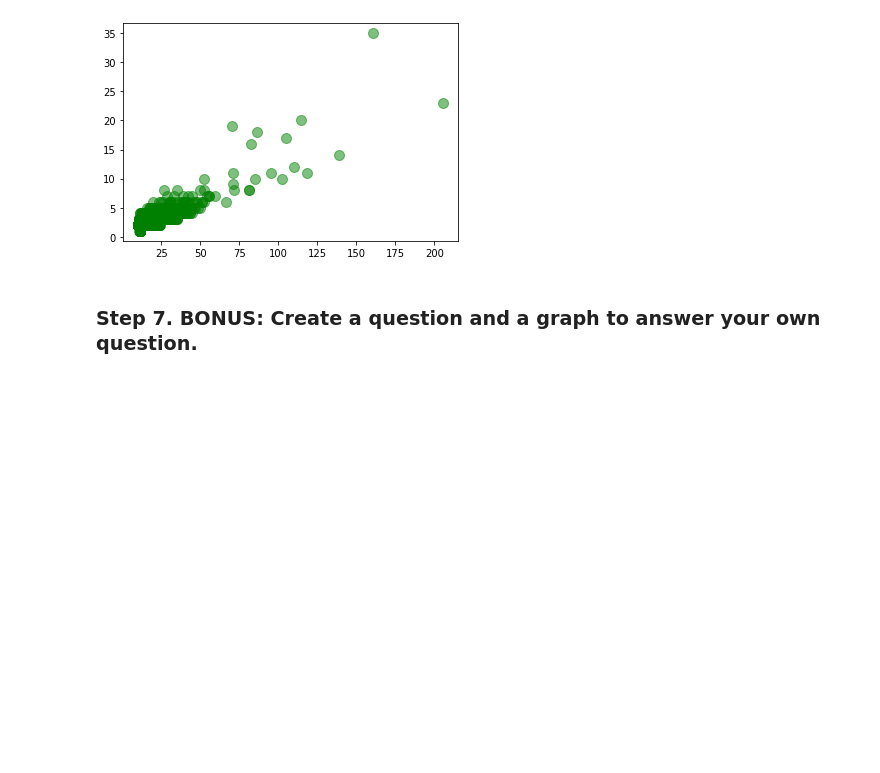
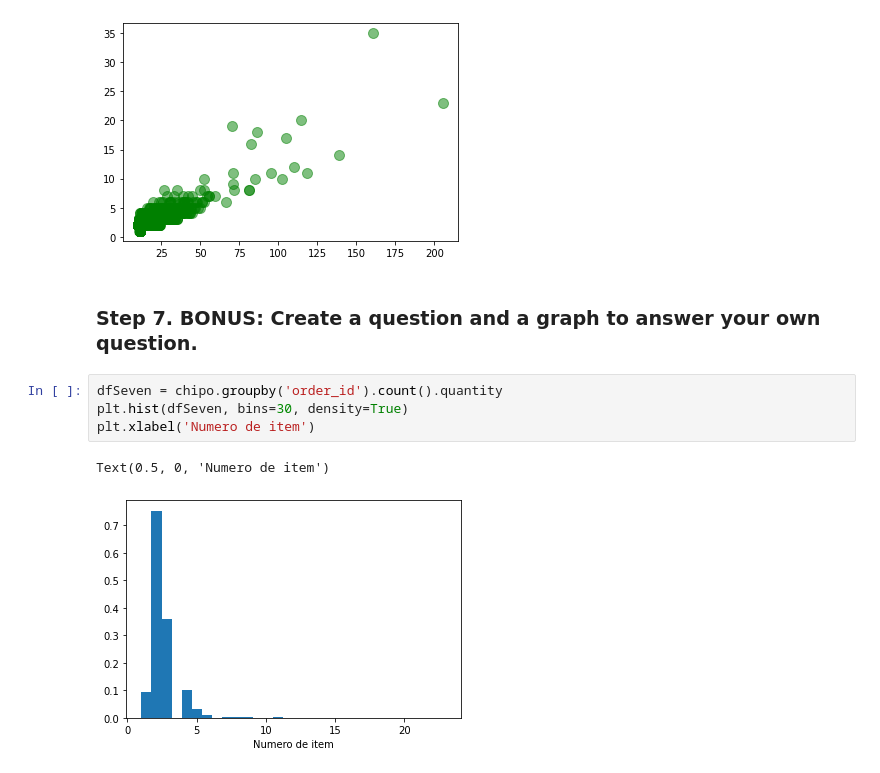
Before and after one commit to GustavoFortti/data-science-studies, a Jupyter notebook: Pandas Exercices/07_Visualization/Chipotle/Exercises.ipynb, the cells around one changed output. Cells and saved outputs as stored; diff of their text form; blank space fills up the shorter version.

```diff
--- a/Pandas Exercices/07_Visualization/Chipotle/Exercises.ipynb
+++ b/Pandas Exercices/07_Visualization/Chipotle/Exercises.ipynb
@@ -59,3 +59,10 @@ plt.scatter(df.item_price, df.quantity, s=100, c='green', alpha=0.5)
 [figure]
 # %% [markdown]
 ### Step 7. BONUS: Create a question and a graph to answer your own question.
+# %%
+dfSeven = chipo.groupby('order_id').count().quantity
+plt.hist(dfSeven, bins=30, density=True)
+plt.xlabel('Numero de item')
+# %% [output]
+Text(0.5, 0, 'Numero de item')
+[figure, added]
```
Also changed, not shown: 1 other file.
